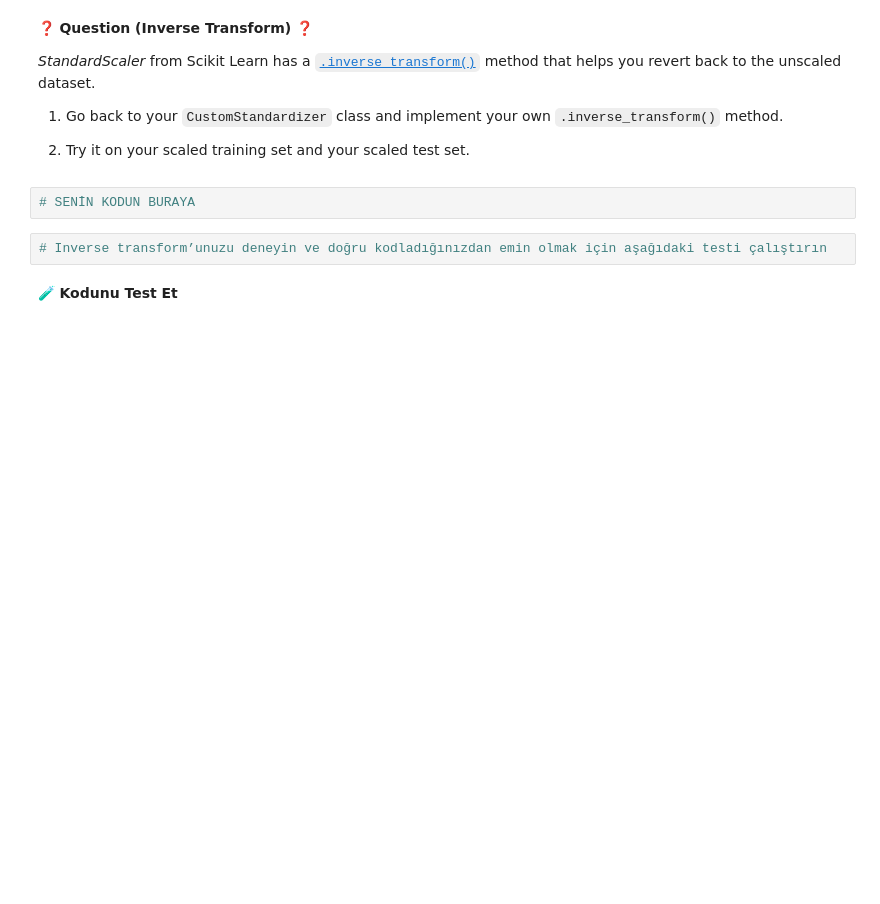
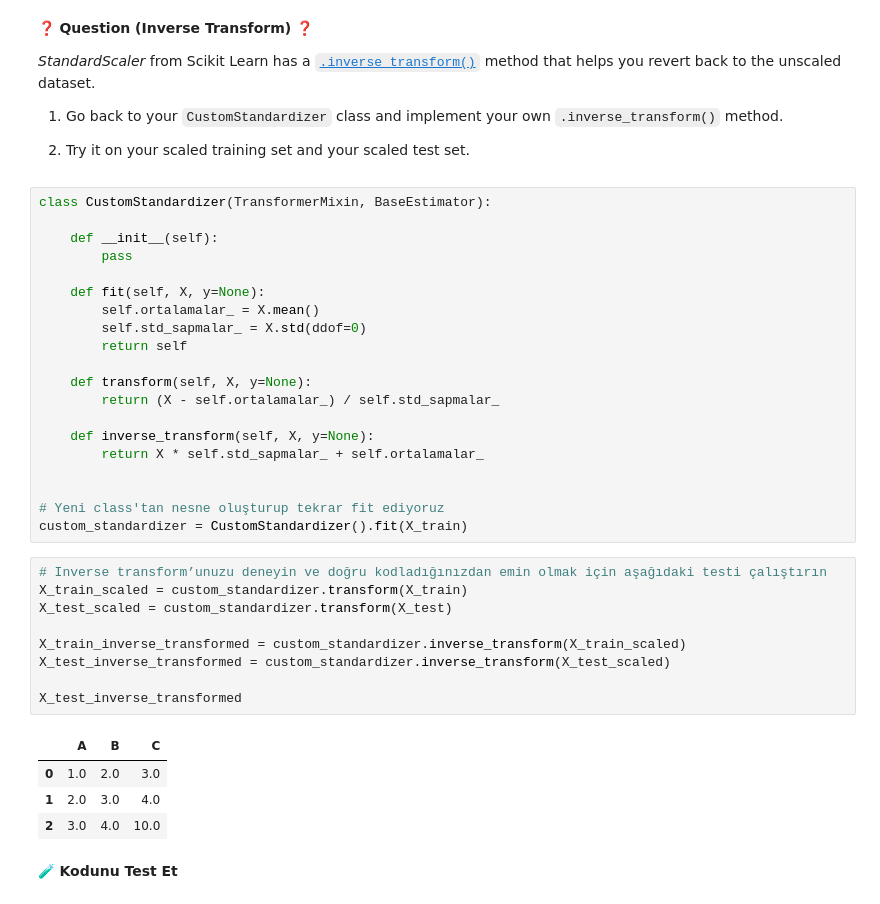
Before and after one commit to icedemirkaano/S17D1-S-Data-hand-made-standardizer, a Jupyter notebook: 05-Hand-Made-Standardizer.ipynb, the cells around one changed output. Cells and saved outputs as stored; diff of their text form; blank space fills up the shorter version.

Commit message:
Completed shrink factor standardizer step

```diff
--- a/05-Hand-Made-Standardizer.ipynb
+++ b/05-Hand-Made-Standardizer.ipynb
@@ -241,10 +241,40 @@ _StandardScaler_ from Scikit Learn has a [`.inverse_transform()`](https://scikit
 1. Go back to your `CustomStandardizer` class and implement your own `.inverse_transform()` method.
 
 2. Try it on your scaled training set and your scaled test set.
-# %%
-# SENİN KODUN BURAYA
+# %%
+class CustomStandardizer(TransformerMixin, BaseEstimator):
+
+    def __init__(self):
+        pass
+
+    def fit(self, X, y=None):
+        self.ortalamalar_ = X.mean()
+        self.std_sapmalar_ = X.std(ddof=0)
+        return self
+
+    def transform(self, X, y=None):
+        return (X - self.ortalamalar_) / self.std_sapmalar_
+
+    def inverse_transform(self, X, y=None):
+        return X * self.std_sapmalar_ + self.ortalamalar_
+
+
+# Yeni class'tan nesne oluşturup tekrar fit ediyoruz
+custom_standardizer = CustomStandardizer().fit(X_train)
 # %%
 # Inverse transform’unuzu deneyin ve doğru kodladığınızdan emin olmak için aşağıdaki testi çalıştırın
+X_train_scaled = custom_standardizer.transform(X_train)
+X_test_scaled = custom_standardizer.transform(X_test)
+
+X_train_inverse_transformed = custom_standardizer.inverse_transform(X_train_scaled)
+X_test_inverse_transformed = custom_standardizer.inverse_transform(X_test_scaled)
+
+X_test_inverse_transformed
+# %% [output]
+|  | A | B | C |
+| 0 | 1.0 | 2.0 | 3.0 |
+| 1 | 2.0 | 3.0 | 4.0 |
+| 2 | 3.0 | 4.0 | 10.0 |
 # %% [markdown]
 🧪 **Kodunu Test Et**
 # %%
```
Also changed, not shown: parts of 4 cells of this notebook, 1 other file.
